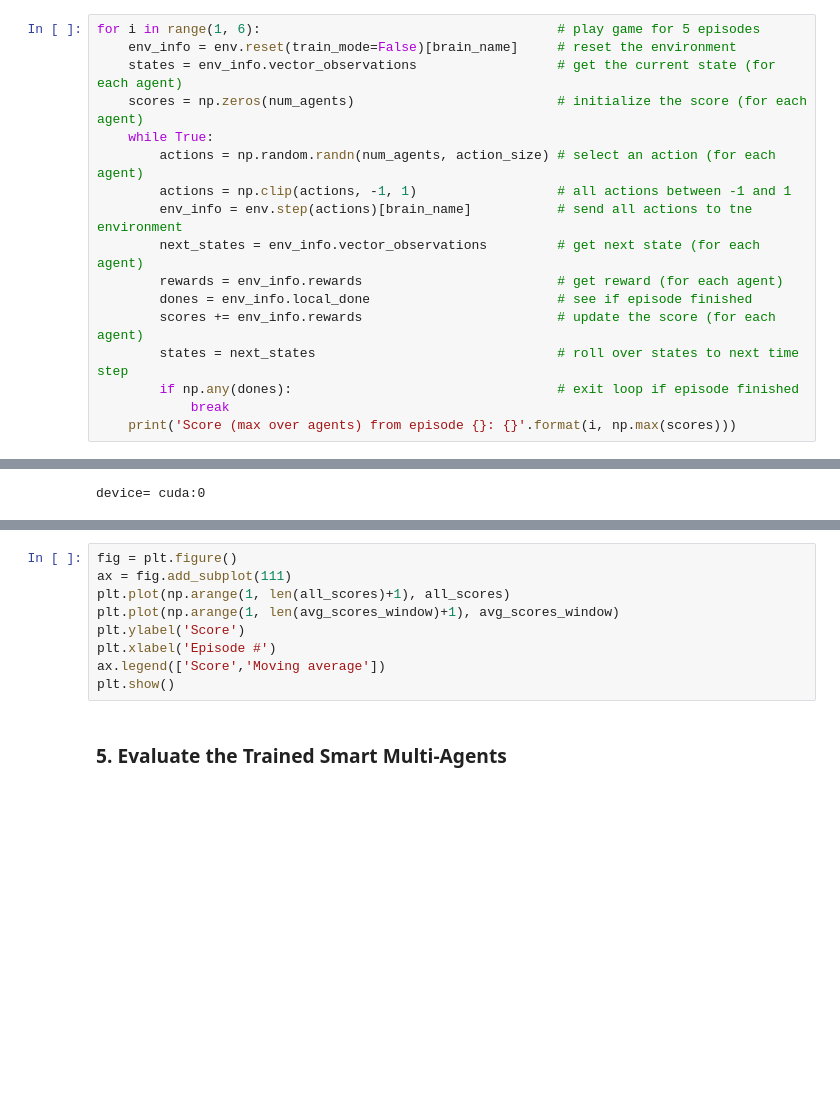
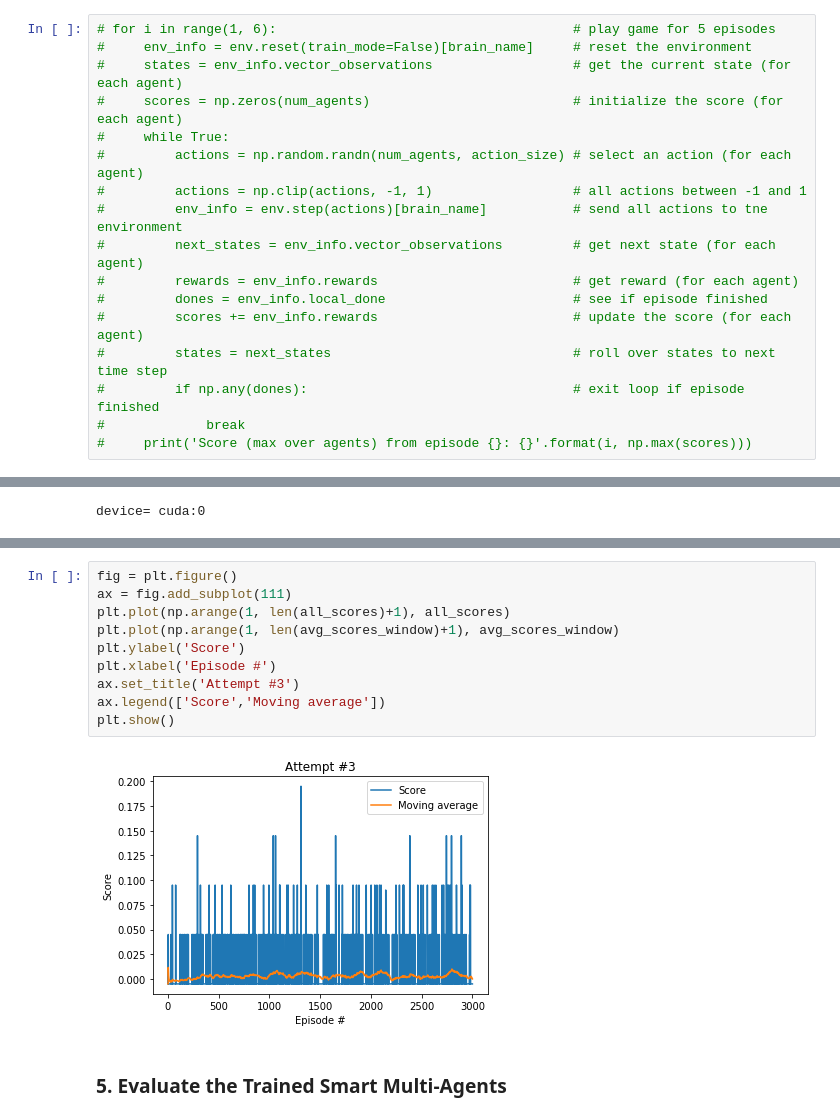
Before and after one commit to parksoy/Soyoung_Udacity_ND_DeepReinforcementLearning, a Jupyter notebook: p3_collab-compet/Tennis.ipynb, the cells around one changed output, grey strips where cells are left out. Drawn from its saved outputs; the diff is of its cells as text; blank space fills up the shorter version.

Commit message:
attempt 3 -doesn't learn still

```diff
--- a/p3_collab-compet/Tennis.ipynb
+++ b/p3_collab-compet/Tennis.ipynb
@@ -106,22 +106,22 @@ Once this cell is executed, you will watch the agents' performance, if they sele
 
 Of course, as part of the project, you'll have to change the code so that the agents are able to use their experiences to gradually choose better actions when interacting with the environment!
 # %%
-for i in range(1, 6):                                      # play game for 5 episodes
-    env_info = env.reset(train_mode=False)[brain_name]     # reset the environment
-    states = env_info.vector_observations                  # get the current state (for each agent)
-    scores = np.zeros(num_agents)                          # initialize the score (for each agent)
-    while True:
-        actions = np.random.randn(num_agents, action_size) # select an action (for each agent)
-        actions = np.clip(actions, -1, 1)                  # all actions between -1 and 1
-        env_info = env.step(actions)[brain_name]           # send all actions to tne environment
-        next_states = env_info.vector_observations         # get next state (for each agent)
-        rewards = env_info.rewards                         # get reward (for each agent)
-        dones = env_info.local_done                        # see if episode finished
-        scores += env_info.rewards                         # update the score (for each agent)
-        states = next_states                               # roll over states to next time step
-        if np.any(dones):                                  # exit loop if episode finished
-            break
-    print('Score (max over agents) from episode {}: {}'.format(i, np.max(scores)))
+# for i in range(1, 6):                                      # play game for 5 episodes
+#     env_info = env.reset(train_mode=False)[brain_name]     # reset the environment
+#     states = env_info.vector_observations                  # get the current state (for each agent)
+#     scores = np.zeros(num_agents)                          # initialize the score (for each agent)
+#     while True:
+#         actions = np.random.randn(num_agents, action_size) # select an action (for each agent)
+#         actions = np.clip(actions, -1, 1)                  # all actions between -1 and 1
+#         env_info = env.step(actions)[brain_name]           # send all actions to tne environment
+#         next_states = env_info.vector_observations         # get next state (for each agent)
+#         rewards = env_info.rewards                         # get reward (for each agent)
+#         dones = env_info.local_done                        # see if episode finished
+#         scores += env_info.rewards                         # update the score (for each agent)
+#         states = next_states                               # roll over states to next time step
+#         if np.any(dones):                                  # exit loop if episode finished
+#             break
+#     print('Score (max over agents) from episode {}: {}'.format(i, np.max(scores)))
 # %% [output]
 Score (max over agents) from episode 1: 0.0
 Score (max over agents) from episode 2: 0.0
@@ -225,12 +224,15 @@ KeyboardInterrupt:
 # %%
 fig = plt.figure()
 ax = fig.add_subplot(111)
 plt.plot(np.arange(1, len(all_scores)+1), all_scores)
 plt.plot(np.arange(1, len(avg_scores_window)+1), avg_scores_window)
 plt.ylabel('Score')
 plt.xlabel('Episode #')
+ax.set_title('Attempt #3')
 ax.legend(['Score','Moving average'])
 plt.show()
+# %% [output]
+[figure, added]
 # %% [markdown]
 ### 5. Evaluate the Trained Smart Multi-Agents
 # %%
```
Also changed, not shown: parts of 1 cell of this notebook, 4 other files.
